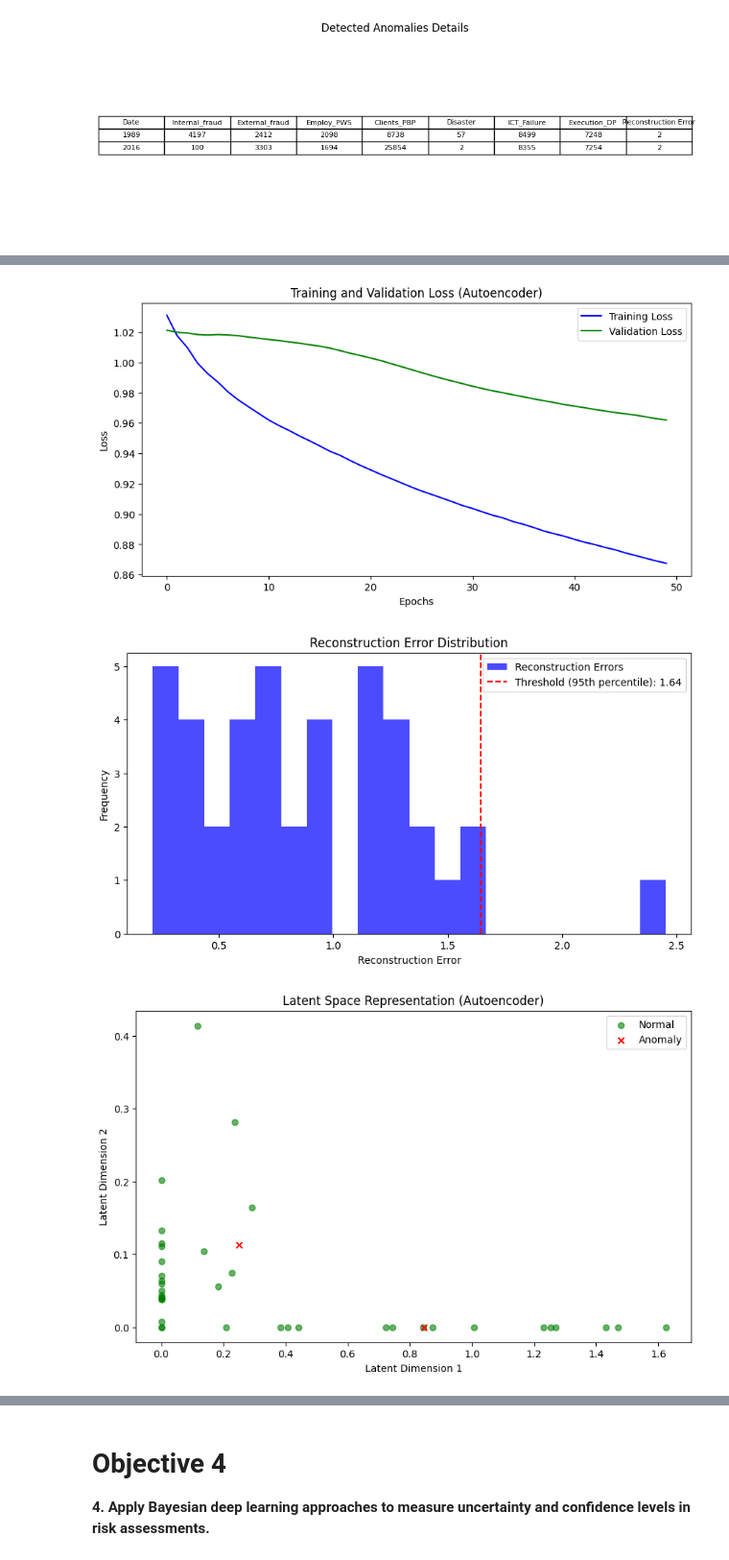
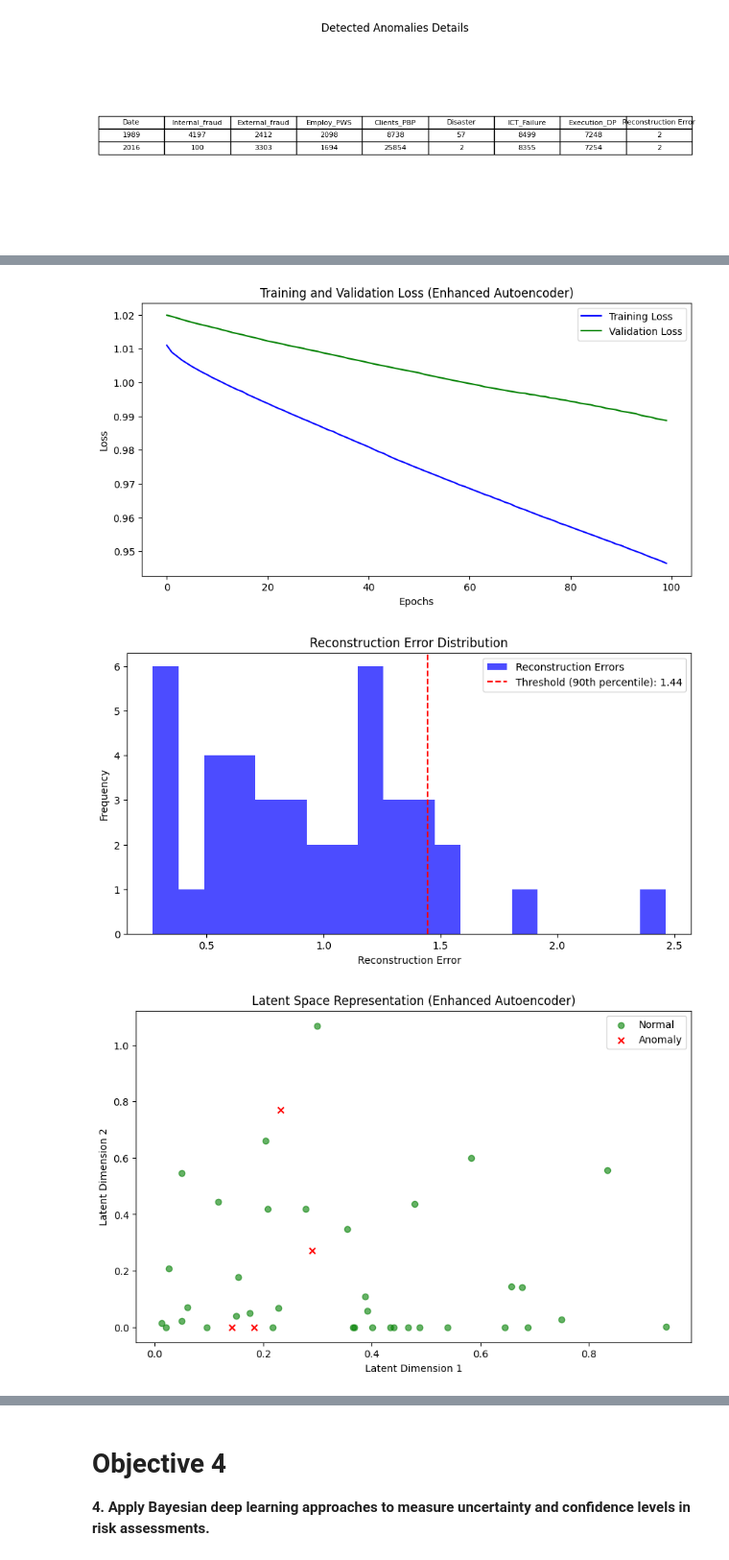
Before and after one commit to rygo1232/ryan1, a Jupyter notebook: DP_MODEL.ipynb, the cells around one changed output, grey strips where cells are left out. Shown at 96% size. Saved outputs shown, nothing was run; the diff lists cells and outputs as text; code cells hidden in the pictures.

```diff
--- a/DP_MODEL.ipynb
+++ b/DP_MODEL.ipynb
@@ -2507,7 +2147,6 @@ Precision: 0.00, Recall: 0.00, F1-Score: 0.00
 [figure]
 [figure]
 # %%
-
 
 # Load dataset
 dataset = opr_data
@@ -2517,27 +2156,29 @@ features = ['Internal_fraud', 'External_fraud', 'Employ_PWS', 'Clients_PBP', 'Di
 scaler = StandardScaler()
 X_scaled = scaler.fit_transform(dataset[features])
 
-# Define Autoencoder Model
+# Define Enhanced Autoencoder Model
 input_dim = len(features)  # 7 features
-latent_dim = 2  # Latent space dimension
+latent_dim = 3  # Increased latent dimension
 
 # Encoder
 inputs = Input(shape=(input_dim,))
-h = Dense(16, activation='relu')(inputs)
-h = Dense(8, activation='relu')(h)
+h = Dense(32, activation='relu')(inputs)  # Increased units
+h = Dense(16, activation='relu')(h)
 z = Dense(latent_dim, activation='relu')(h)
 
 # Decoder
-h_decoded = Dense(8, activation='relu')(z)
-h_decoded = Dense(16, activation='relu')(h_decoded)
+h_decoded = Dense(16, activation='relu')(z)
+h_decoded = Dense(32, activation='relu')(h_decoded)
 outputs = Dense(input_dim, activation='linear')(h_decoded)
 
 # Autoencoder Model
 autoencoder = Model(inputs, outputs)
-autoencoder.compile(optimizer=Adam(learning_rate=0.001), loss='mse')
+autoencoder.compile(optimizer=RMSprop(learning_rate=0.0001), loss='mse')  # Adjusted optimizer and learning rate
 
-# Train the Autoencoder
-history = autoencoder.fit(X_scaled, X_scaled, epochs=50, batch_size=16, validation_split=0.2, verbose=1)
+# Train the Autoencoder with Early Stopping
+early_stopping = EarlyStopping(monitor='val_loss', patience=10, restore_best_weights=True)
+history = autoencoder.fit(X_scaled, X_scaled, epochs=100, batch_size=16, validation_split=0.2,
+                         callbacks=[early_stopping], verbose=1)
 
 # Plot Training and Validation Loss
 plt.figure(figsize=(10, 5))
@@ -2545,24 +2186,24 @@ plt.plot(history.history['loss'], label='Training Loss', color='blue')
 plt.plot(history.history['val_loss'], label='Validation Loss', color='green')
 plt.xlabel('Epochs')
 plt.ylabel('Loss')
-plt.title('Training and Validation Loss (Autoencoder)')
+plt.title('Training and Validation Loss (Enhanced Autoencoder)')
 plt.legend()
-plt.savefig('autoencoder_loss.png')
+plt.savefig('autoencoder_loss_enhanced.png')
 
 # Get Reconstruction Errors
 reconstructions = autoencoder.predict(X_scaled)
 reconstruction_errors = np.mean(np.square(X_scaled - reconstructions), axis=1)
 
 # Plot Reconstruction Error Distribution
+threshold = np.percentile(reconstruction_errors, 90)  # Lowered to 90th percentile
 plt.figure(figsize=(10, 5))
 plt.hist(reconstruction_errors, bins=20, color='blue', alpha=0.7, label='Reconstruction Errors')
-threshold = np.percentile(reconstruction_errors, 95)  # 95th percentile as threshold
-plt.axvline(threshold, color='red', linestyle='--', label=f'Threshold (95th percentile): {threshold:.2f}')
+plt.axvline(threshold, color='red', linestyle='--', label=f'Threshold (90th percentile): {threshold:.2f}')
 plt.xlabel('Reconstruction Error')
 plt.ylabel('Frequency')
 plt.title('Reconstruction Error Distribution')
 plt.legend()
-plt.savefig('reconstruction_error_distribution.png')
+plt.savefig('reconstruction_error_distribution_enhanced.png')
 
 # Identify Anomalies
 anomalies = reconstruction_errors > threshold
@@ -2577,38 +2218,31 @@ plt.scatter(latent_space[~anomalies, 0], latent_space[~anomalies, 1], color='gre
 plt.scatter(latent_space[anomalies, 0], latent_space[anomalies, 1], color='red', label='Anomaly', marker='x')
 plt.xlabel('Latent Dimension 1')
 plt.ylabel('Latent Dimension 2')
-plt.title('Latent Space Representation (Autoencoder)')
+plt.title('Latent Space Representation (Enhanced Autoencoder)')
 plt.legend()
-plt.savefig('latent_space_representation.png')
-
-# Identify Anomalies (Adjusted Threshold)
-threshold = np.percentile(reconstruction_errors, 99)  # Increased to 99th percentile
-anomalies = reconstruction_errors > threshold
-dataset['Anomaly'] = anomalies
-anomaly_indices = dataset.index[anomalies].tolist()
-
+plt.savefig('latent_space_representation_enhanced.png')
 
 # Time-Series Anomaly Plot for All Variables
 fig, axes = plt.subplots(nrows=len(features), ncols=1, figsize=(12, 4 * len(features)), sharex=True)
 for i, feature in enumerate(features):
-    ax = axes[i] if len(features) > 1 else axes  # Handle single subplot case
+    ax = axes[i] if len(features) > 1 else axes
     ax.plot(dataset['Date'], dataset[feature], label=feature, color='blue')
     ax.scatter(dataset['Date'][anomalies], dataset[feature][anomalies], color='red', label='Detected Anomalies', marker='x')
     ax.set_ylabel(feature)
     ax.legend()
     ax.grid(True)
-axes[-1].set_xlabel('Year')  # Only set x-label for the bottom subplot
+axes[-1].set_xlabel('Year')
 fig.suptitle('Time-Series Anomaly Detection for All Variables', y=1.02)
 plt.tight_layout()
-plt.savefig('time_series_anomaly_all_variables.png')
+plt.savefig('time_series_anomaly_all_variables_enhanced.png')
 
-# Simulated Ground Truth for Evaluation (from Objective 1)
+# Simulated Ground Truth for Evaluation
 ground_truth = np.zeros(len(dataset))
 ground_truth[10:13] = 1  # Indices 10, 11, 12
 predicted = anomalies.astype(int)
 
 # Calculate Precision, Recall, F1-Score
-precision, recall, f1, _ = precision_recall_fscore_support(ground_truth, predicted, average='binary')
+precision, recall, f1, _ = precision_recall_fscore_support(ground_truth, predicted, average='binary', zero_division=0)
 print(f"Precision: {precision:.2f}, Recall: {recall:.2f}, F1-Score: {f1:.2f}")
 
 # Plot Confusion Matrix
@@ -2619,7 +2253,7 @@ sns.heatmap(cm, annot=True, fmt='d', cmap='Blues', cbar=False)
 plt.xlabel('Predicted')
 plt.ylabel('Actual')
 plt.title('Confusion Matrix - Simulated Anomalies')
-plt.savefig('confusion_matrix_anomalies.png')
+plt.savefig('confusion_matrix_anomalies_enhanced.png')
 
 # Anomaly Details Table
 anomaly_data = dataset[anomalies][['Date'] + features].copy()
@@ -2634,5 +2268,5 @@ table.auto_set_font_size(False)
 table.set_fontsize(8)
 table.scale(1.2, 1.2)
 plt.title('Detected Anomalies Details')
-plt.savefig('anomaly_details_table.png')
+plt.savefig('anomaly_details_table_enhanced.png')
 # %% [output]
@@ -2655,4 +2289,4 @@ Epoch 6/50
 Precision: 0.00, Recall: 0.00, F1-Score: 0.00
-[figure, old version]
+[figure, new version]
-[figure, old version]
+[figure, new version]
-[figure, old version]
+[figure, new version]
```
Also changed, not shown: parts of 26 cells of this notebook.
